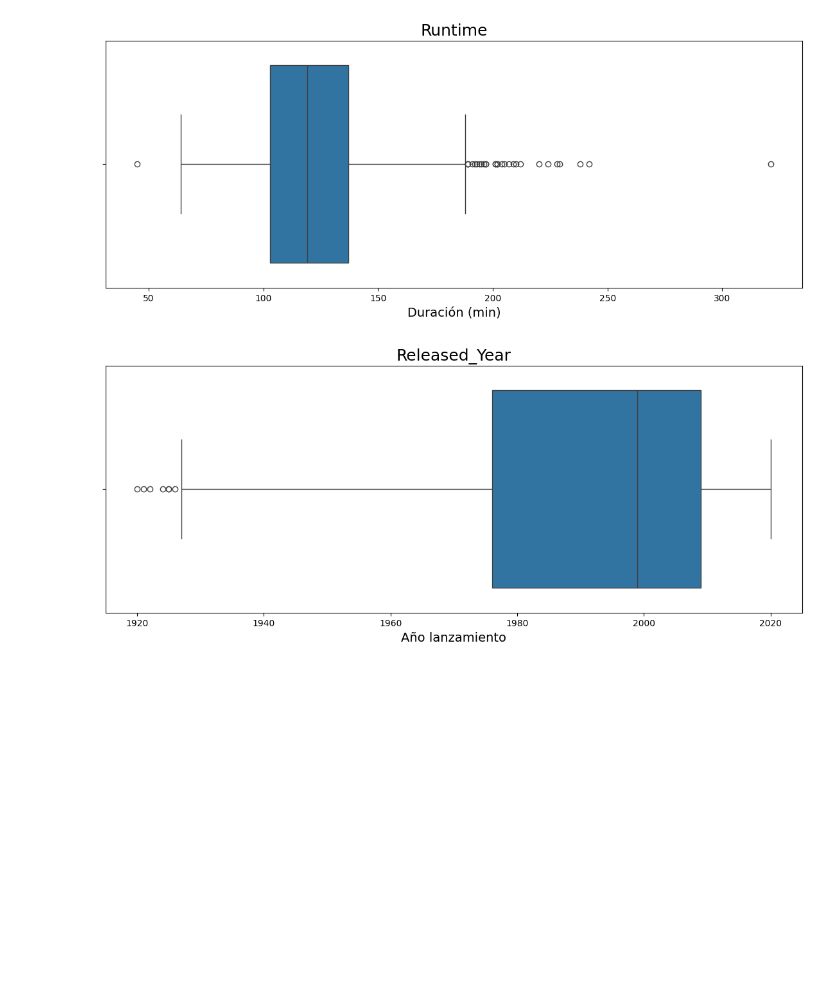
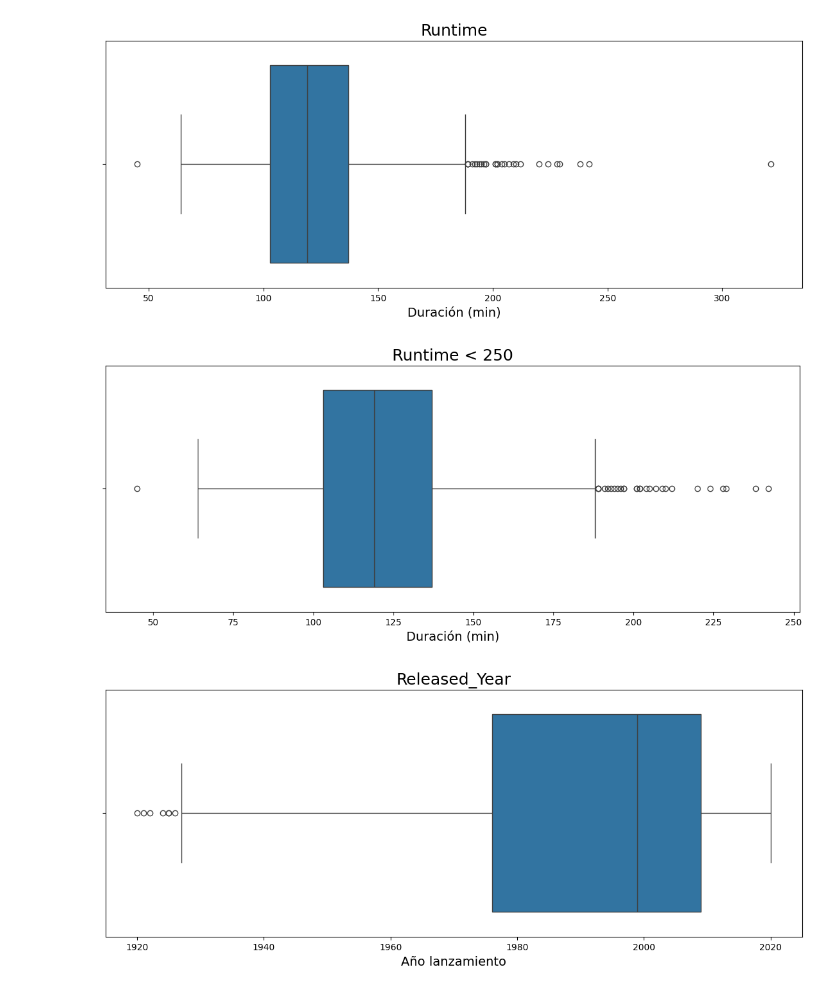
Before and after one commit to mitsiu-carreno/data_science_content, a Jupyter notebook: 2_sem/met_num_2/s13_final_project.ipynb, the cells around one changed output. Drawn from its saved outputs; the diff is of its cells as text; code cells hidden in the pictures; blank space fills up the shorter version.

```diff
--- a/2_sem/met_num_2/s13_final_project.ipynb
+++ b/2_sem/met_num_2/s13_final_project.ipynb
@@ -345,6 +345,11 @@ df_numerics["Runtime_numeric"] = df["Runtime"].str[:-4].astype(int)
 CreateBoxplot("Runtime_numeric", df_numerics, "Runtime", "Duración (min)")
 # %% [output]
 [figure]
+# %%
+
+CreateBoxplot("Runtime_numeric", df_numerics.query("Runtime_numeric < 250"), "Runtime < 250", "Duración (min)")
+# %% [output]
+[figure, added]
 # %%
 df_numerics["Released_Year_numeric"] = df["Released_Year"].astype(int)
 
```
Also changed, not shown: parts of 20 cells of this notebook, 3 other files.
